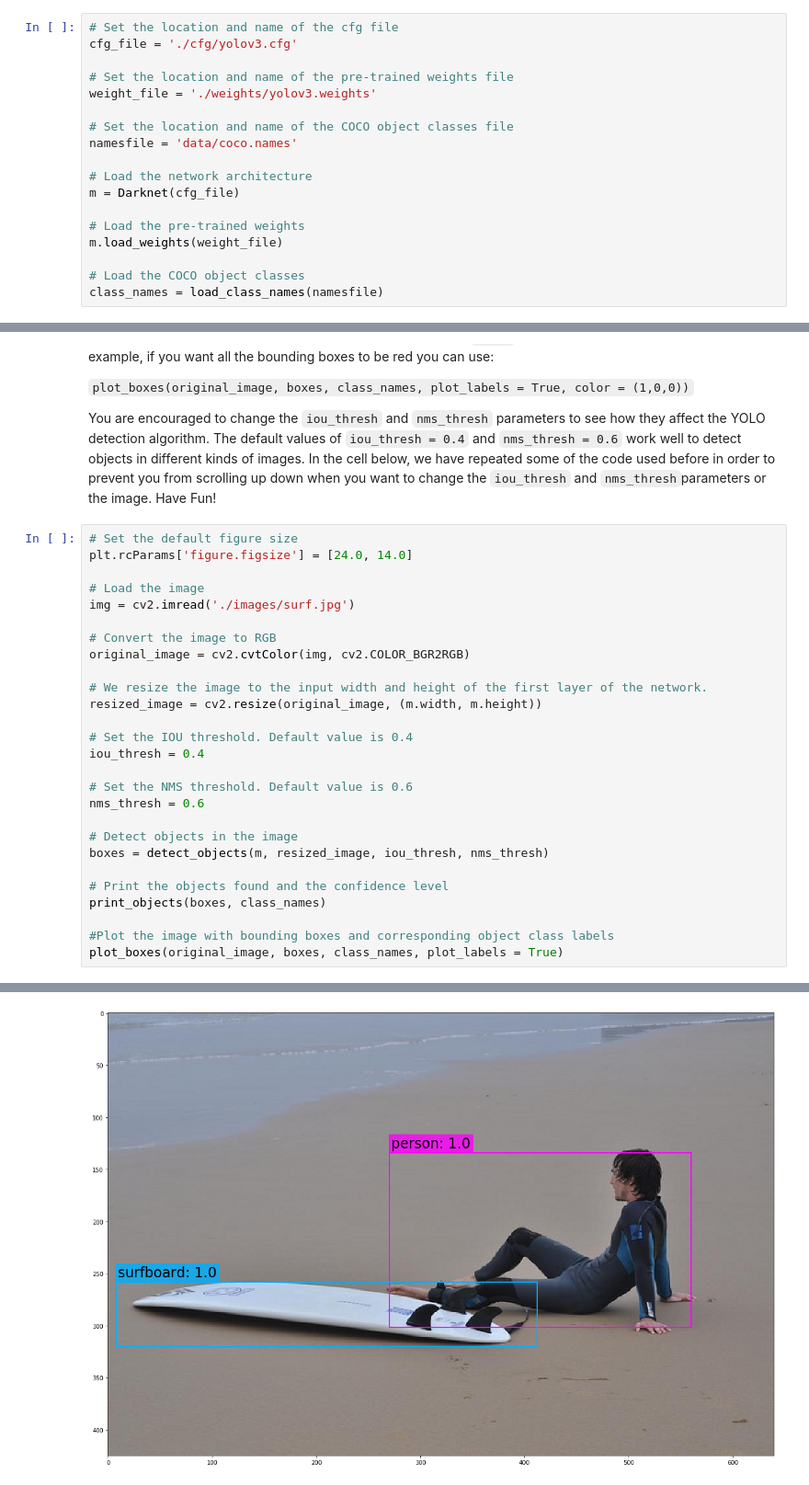
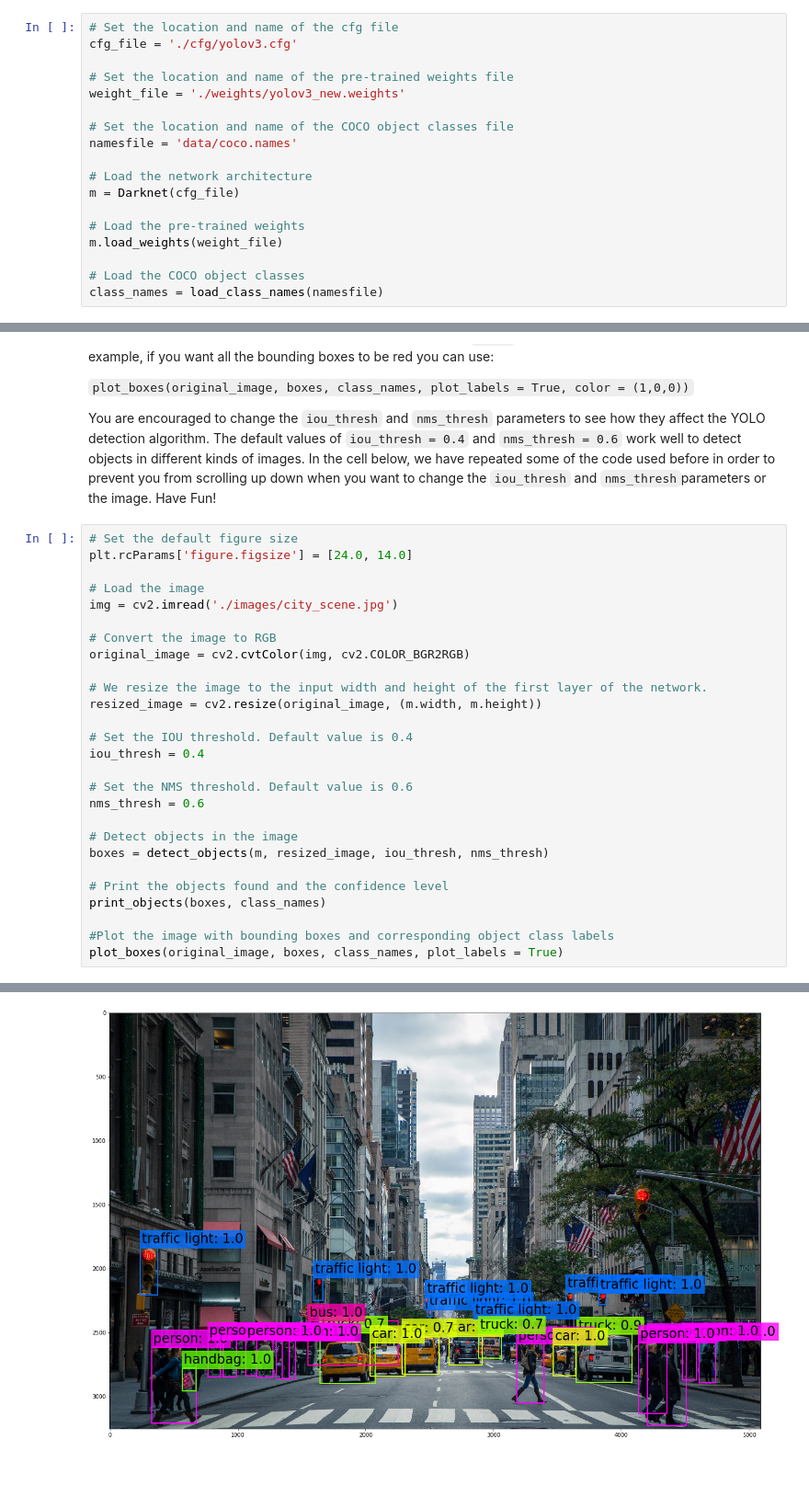
Before and after one commit to 894743926/Computer-Vision, a Jupyter notebook: YOLO_implement/YOLO.ipynb, the cells around one changed output, grey strips where cells are left out. Shown at 92% size. Saved outputs shown, nothing was run; the diff lists cells and outputs as text.

```diff
--- a/YOLO_implement/YOLO.ipynb
+++ b/YOLO_implement/YOLO.ipynb
@@ -42,7 +50,7 @@ In the code below, we start by specifying the location of the files that contain
 cfg_file = './cfg/yolov3.cfg'
 
 # Set the location and name of the pre-trained weights file
-weight_file = './weights/yolov3.weights'
+weight_file = './weights/yolov3_new.weights'
 
 # Set the location and name of the COCO object classes file
 namesfile = 'data/coco.names'
@@ -148,7 +156,7 @@ You are encouraged to change the `iou_thresh` and `nms_thresh` parameters to see
 plt.rcParams['figure.figsize'] = [24.0, 14.0]
 
 # Load the image
-img = cv2.imread('./images/surf.jpg')
+img = cv2.imread('./images/city_scene.jpg')
 
 # Convert the image to RGB
 original_image = cv2.cvtColor(img, cv2.COLOR_BGR2RGB)
@@ -182 +199 @@ Objects Found and Confidence Level:
-[figure, old version]
+[figure, new version]
```
Also changed, not shown: parts of 4 cells of this notebook.
